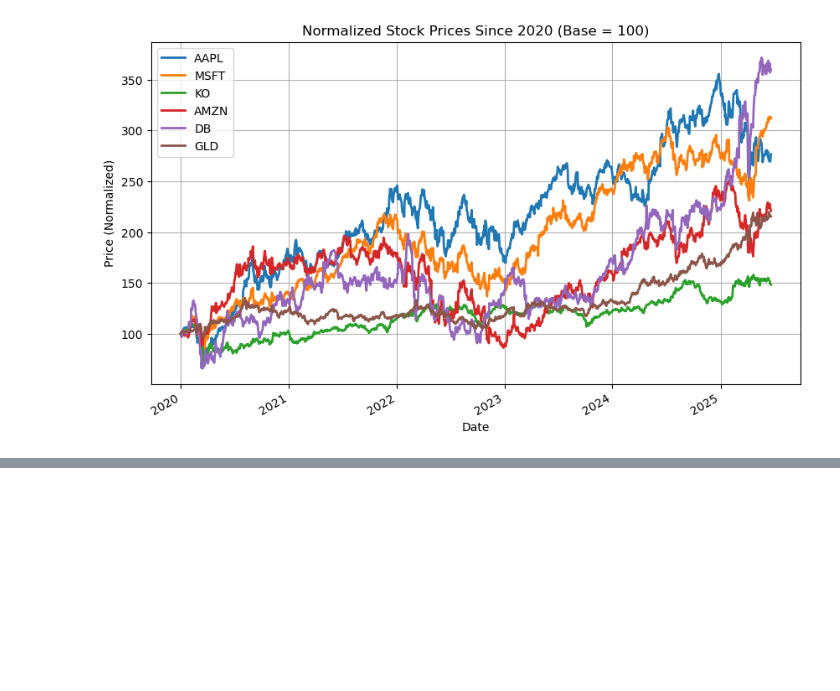
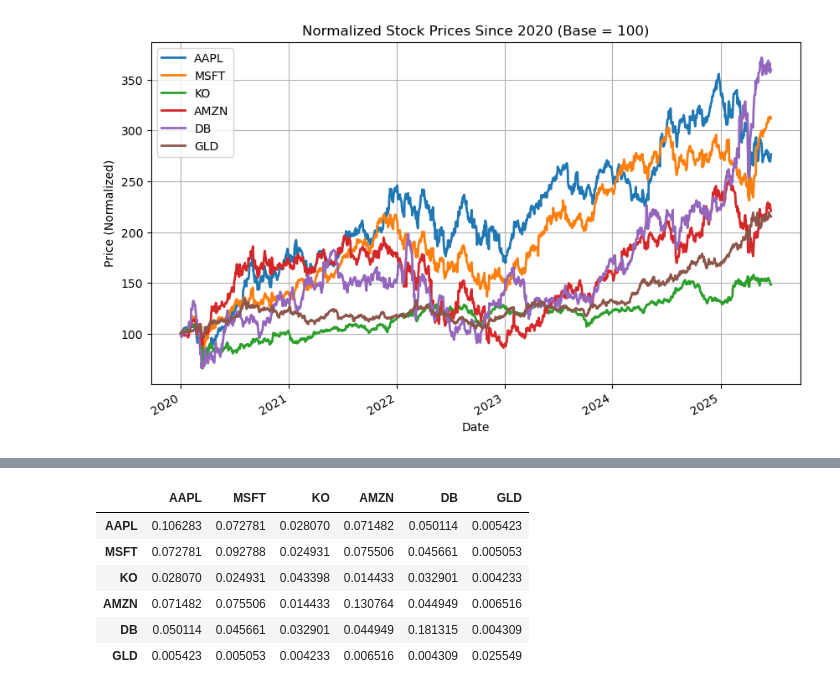
Before and after one commit to GeordieJones/financePython, a Jupyter notebook: bookPractice/stat models/portfolioOpt.ipynb, the cells around one changed output, grey strips where cells are left out. Saved outputs shown, nothing was run; the diff lists cells and outputs as text; code cells hidden in the pictures; blank space fills up the shorter version.

```diff
--- a/bookPractice/stat models/portfolioOpt.ipynb
+++ b/bookPractice/stat models/portfolioOpt.ipynb
@@ -38,0 +50,10 @@ plt.show()
+# %%
+rets.cov()*252
+# %% [output]
+|  | AAPL | MSFT | KO | AMZN | DB | GLD |
+| AAPL | 0.106283 | 0.072781 | 0.028070 | 0.071482 | 0.050114 | 0.005423 |
+| MSFT | 0.072781 | 0.092788 | 0.024931 | 0.075506 | 0.045661 | 0.005053 |
+| KO | 0.028070 | 0.024931 | 0.043398 | 0.014433 | 0.032901 | 0.004233 |
+| AMZN | 0.071482 | 0.075506 | 0.014433 | 0.130764 | 0.044949 | 0.006516 |
+| DB | 0.050114 | 0.045661 | 0.032901 | 0.044949 | 0.181315 | 0.004309 |
+| GLD | 0.005423 | 0.005053 | 0.004233 | 0.006516 | 0.004309 | 0.025549 |
```
Also changed, not shown: parts of 5 cells of this notebook.
